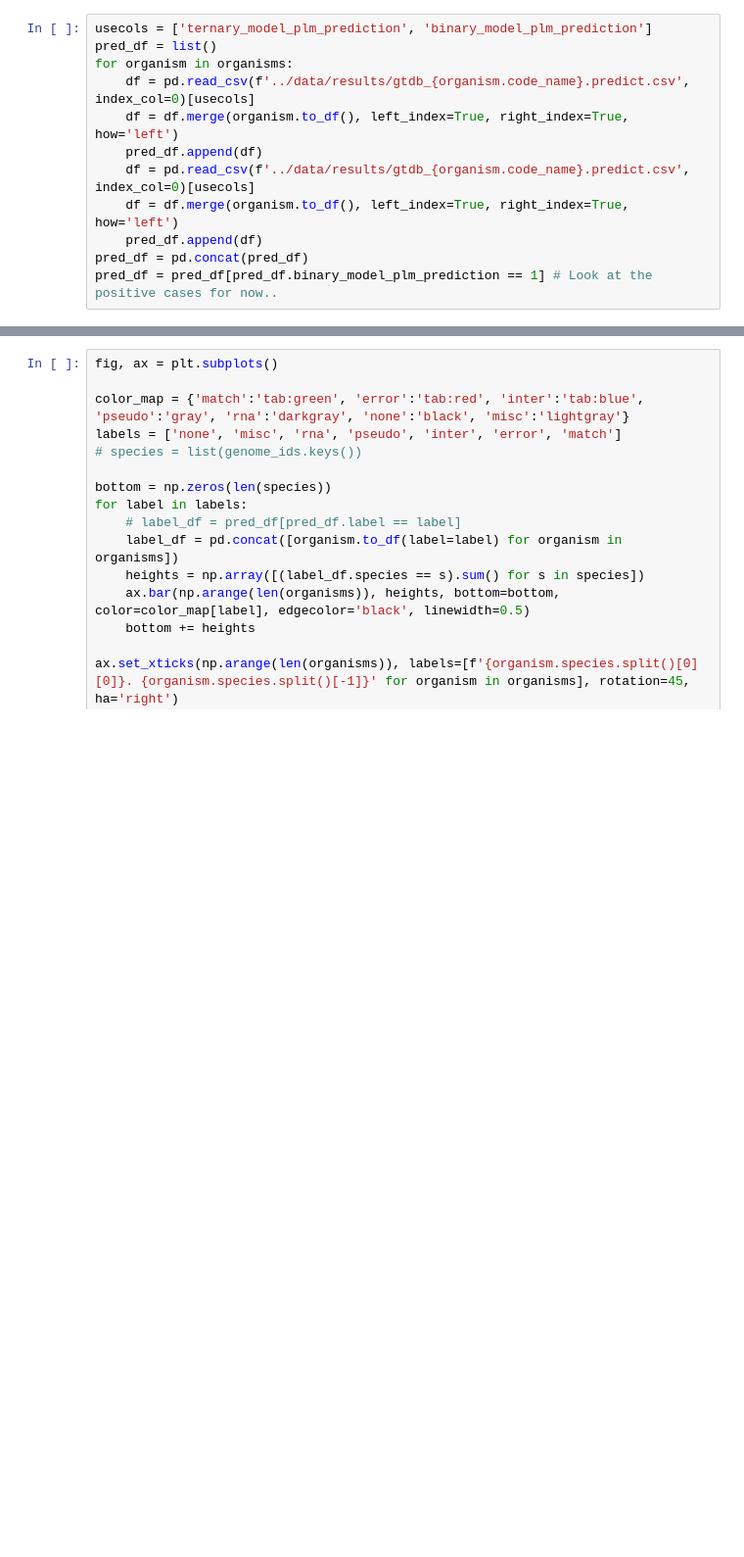
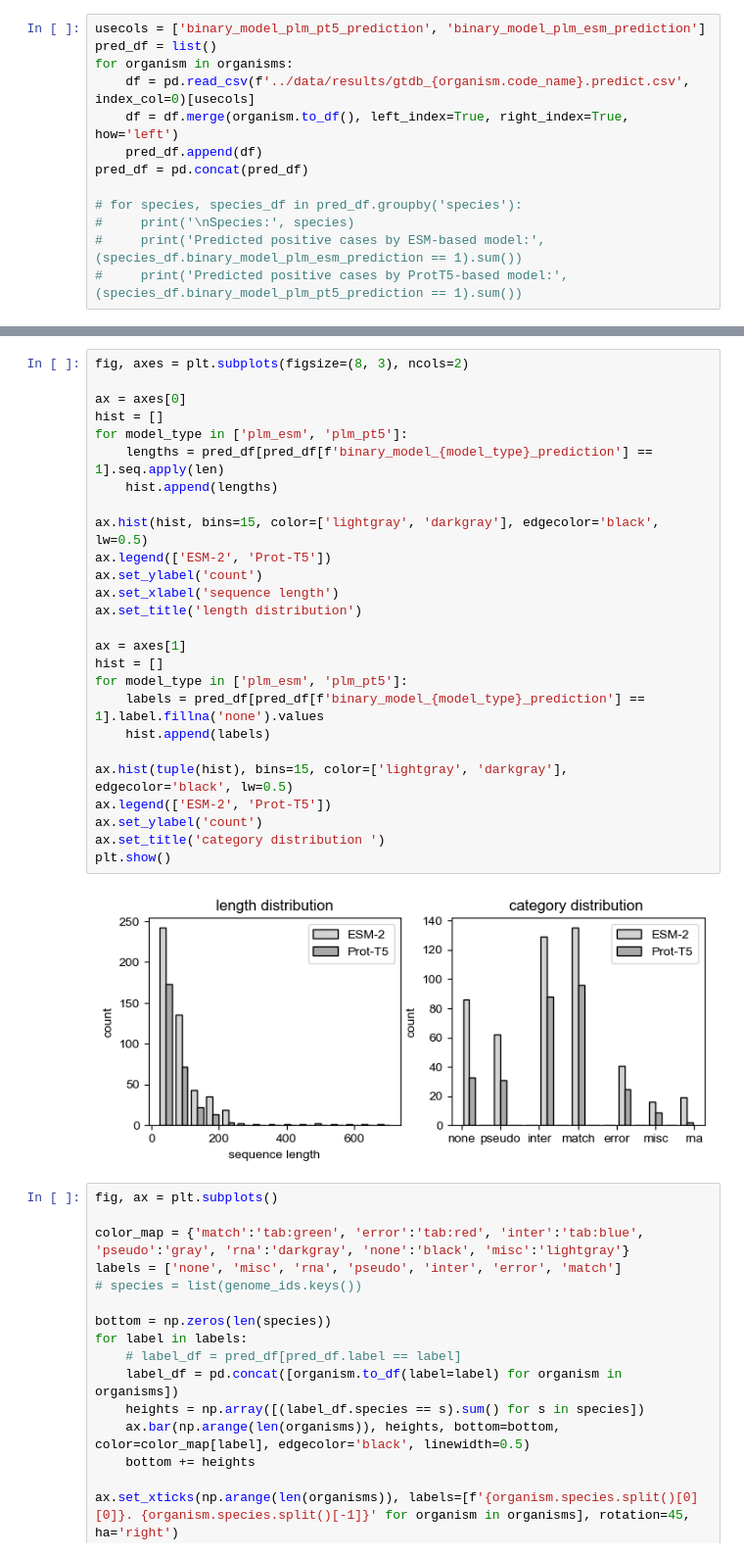
Before and after one commit to pipparichter/selenobot, a Jupyter notebook: notebooks/model-orgs-binary.ipynb, the cells around one changed output, grey strips where cells are left out. Shown at 98% size. Cells and saved outputs as stored; diff of their text form; blank space fills up the shorter version.

```diff
--- a/notebooks/model-orgs-binary.ipynb
+++ b/notebooks/model-orgs-binary.ipynb
@@ -126,12 +69,13 @@ Organism.label: Successfully labeled 3832 of the 3853 proteins.
 # %%
-usecols = ['ternary_model_plm_prediction', 'binary_model_plm_prediction']
+usecols = ['binary_model_plm_pt5_prediction', 'binary_model_plm_esm_prediction']
 pred_df = list()
 for organism in organisms:
     df = pd.read_csv(f'../data/results/gtdb_{organism.code_name}.predict.csv', index_col=0)[usecols]
     df = df.merge(organism.to_df(), left_index=True, right_index=True, how='left')
     pred_df.append(df)
-    df = pd.read_csv(f'../data/results/gtdb_{organism.code_name}.predict.csv', index_col=0)[usecols]
-    df = df.merge(organism.to_df(), left_index=True, right_index=True, how='left')
-    pred_df.append(df)
 pred_df = pd.concat(pred_df)
-pred_df = pred_df[pred_df.binary_model_plm_prediction == 1] # Look at the positive cases for now..
+
+# for species, species_df in pred_df.groupby('species'):
+#     print('\nSpecies:', species)
+#     print('Predicted positive cases by ESM-based model:', (species_df.binary_model_plm_esm_prediction == 1).sum())
+#     print('Predicted positive cases by ProtT5-based model:', (species_df.binary_model_plm_pt5_prediction == 1).sum())
@@ -138,3 +102,31 @@ pred_df = pred_df[pred_df.binary_model_plm_prediction == 1] # Look at the positi
+# %%
+fig, axes = plt.subplots(figsize=(8, 3), ncols=2)
+
+ax = axes[0]
+hist = []
+for model_type in ['plm_esm', 'plm_pt5']:
+    lengths = pred_df[pred_df[f'binary_model_{model_type}_prediction'] == 1].seq.apply(len)
+    hist.append(lengths)
+
+ax.hist(hist, bins=15, color=['lightgray', 'darkgray'], edgecolor='black', lw=0.5)
+ax.legend(['ESM-2', 'Prot-T5'])
+ax.set_ylabel('count')
+ax.set_xlabel('sequence length')
+ax.set_title('length distribution')
+
+ax = axes[1]
+hist = []
+for model_type in ['plm_esm', 'plm_pt5']:
+    labels = pred_df[pred_df[f'binary_model_{model_type}_prediction'] == 1].label.fillna('none').values
+    hist.append(labels)
+
+ax.hist(tuple(hist), bins=15, color=['lightgray', 'darkgray'], edgecolor='black', lw=0.5)
+ax.legend(['ESM-2', 'Prot-T5'])
+ax.set_ylabel('count')
+ax.set_title('category distribution ')
+plt.show()
+# %% [output]
+[figure, added]
 # %%
 fig, ax = plt.subplots()
 
```
Also changed, not shown: parts of 7 cells of this notebook, 9 other files.
